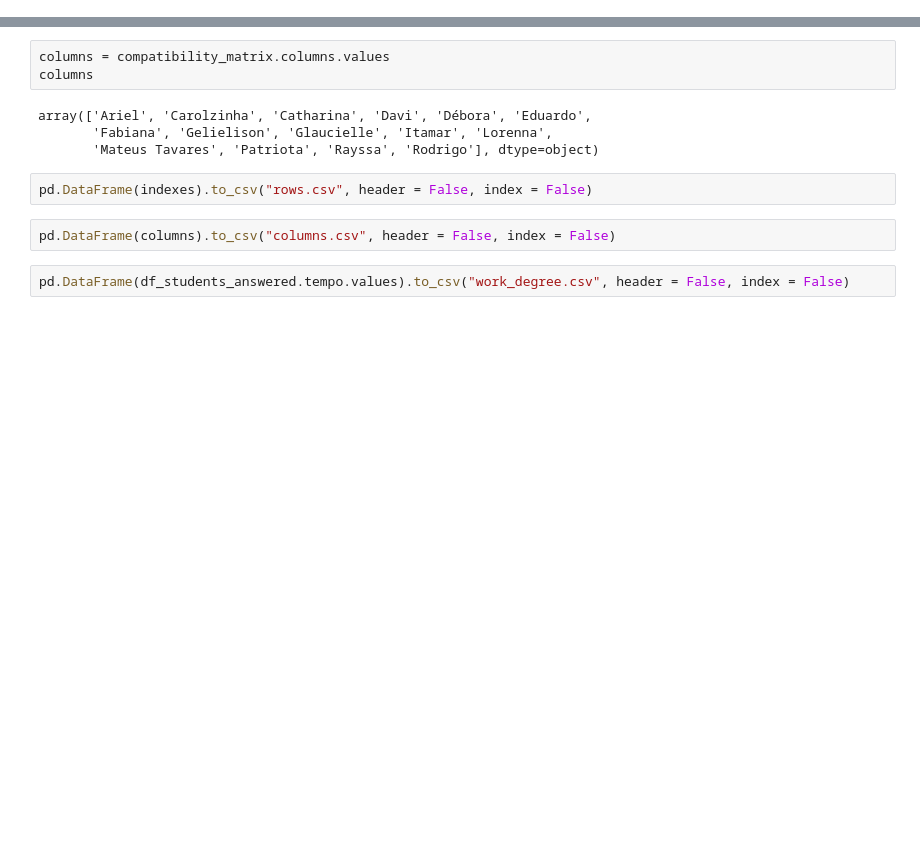
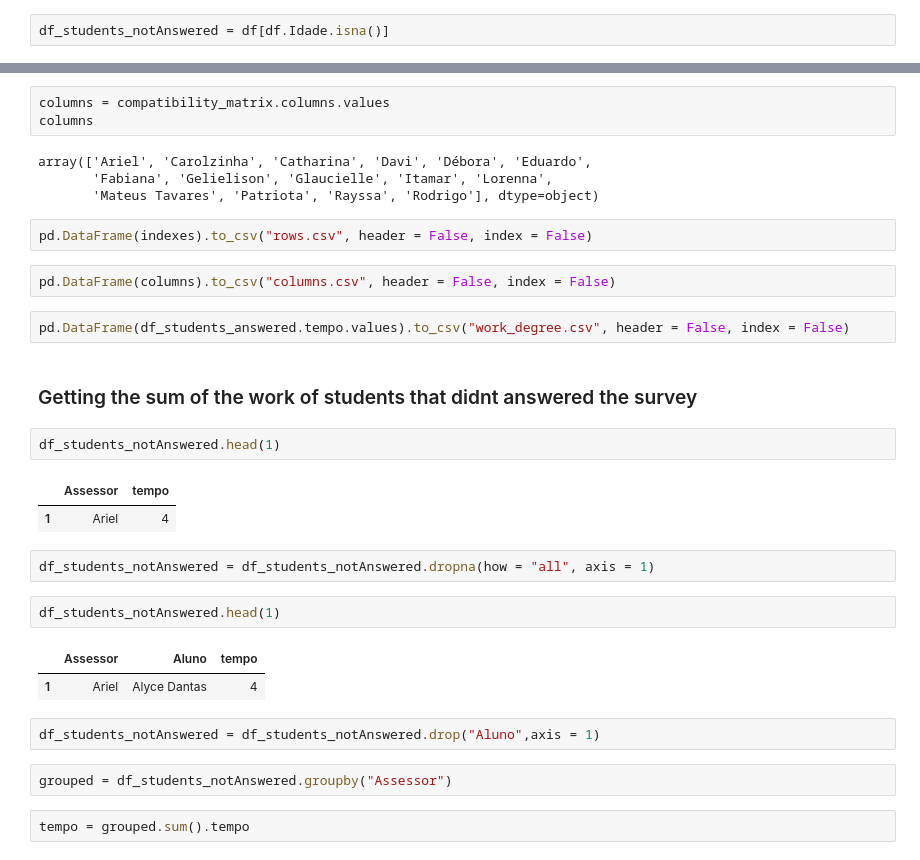
Before and after one commit to ItamarRocha/Operations-Research, a Jupyter notebook: projects/medway/data Preprocessing/Data preprocessing.ipynb, the cells around one changed output, grey strips where cells are left out. Drawn from its saved outputs; the diff is of its cells as text; blank space fills up the shorter version.

```diff
--- a/projects/medway/data Preprocessing/Data preprocessing.ipynb
+++ b/projects/medway/data Preprocessing/Data preprocessing.ipynb
@@ -178,6 +178,8 @@ df_assessores
 ## Removing missing values
 # %%
 df_students_answered = df[~df.Idade.isna()]
+# %%
+df_students_notAnswered = df[df.Idade.isna()]
 # %%
 df_students_answered.isnull().sum()
 # %% [output]
@@ -1326,3 +1328,23 @@ pd.DataFrame(indexes).to_csv("rows.csv", header = False, index = False)
 pd.DataFrame(columns).to_csv("columns.csv", header = False, index = False)
 # %%
 pd.DataFrame(df_students_answered.tempo.values).to_csv("work_degree.csv", header = False, index = False)
+# %% [markdown]
+### Getting the sum of the work of students that didnt answered the survey
+# %%
+df_students_notAnswered.head(1)
+# %% [output]
+|  | Assessor | tempo |
+| 1 | Ariel | 4 |
+# %%
+df_students_notAnswered = df_students_notAnswered.dropna(how = "all", axis = 1)
+# %%
+df_students_notAnswered.head(1)
+# %% [output]
+|  | Assessor | Aluno | tempo |
+| 1 | Ariel | Alyce Dantas | 4 |
+# %%
+df_students_notAnswered = df_students_notAnswered.drop("Aluno",axis = 1)
+# %%
+grouped = df_students_notAnswered.groupby("Assessor")
+# %%
+tempo = grouped.sum().tempo
```
Also changed, not shown: parts of 22 cells of this notebook.
